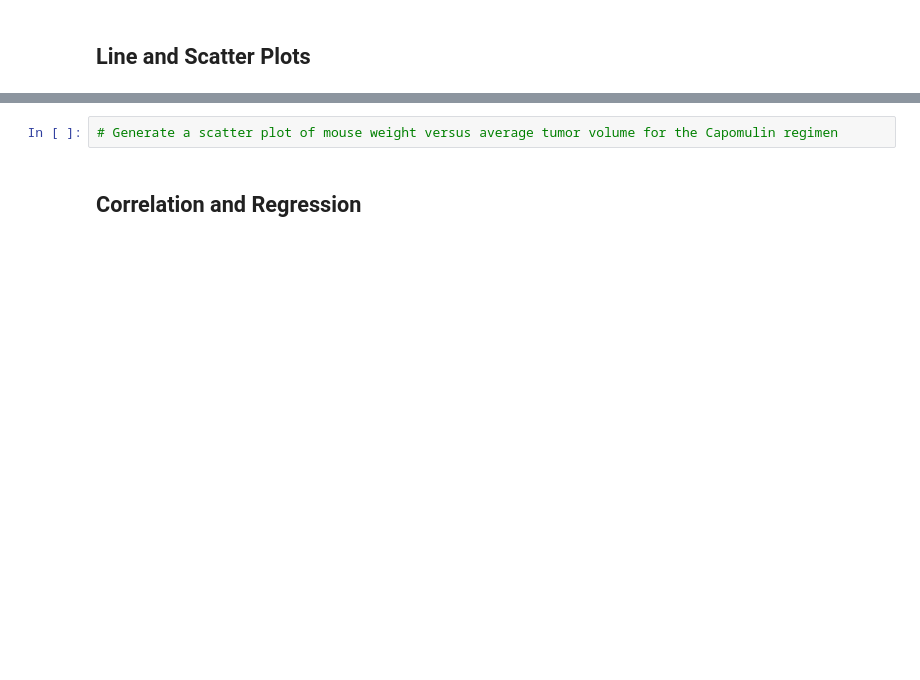
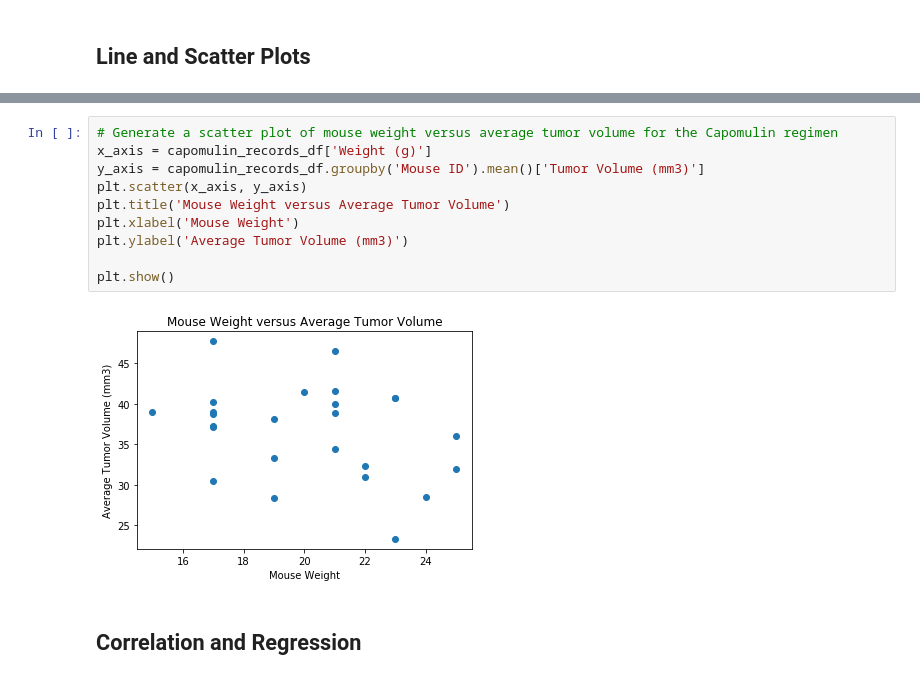
Before and after one commit to blt1339/matplotlib-challenge, a Jupyter notebook: Pymaceuticals/pymaceuticals.ipynb, the cells around one changed output, grey strips where cells are left out. Saved outputs shown, nothing was run; the diff lists cells and outputs as text; blank space fills up the shorter version.

```diff
--- a/Pymaceuticals/pymaceuticals.ipynb
+++ b/Pymaceuticals/pymaceuticals.ipynb
@@ -388,5 +389,15 @@ plt.show()
 # %%
 # Generate a scatter plot of mouse weight versus average tumor volume for the Capomulin regimen
+x_axis = capomulin_records_df['Weight (g)']
+y_axis = capomulin_records_df.groupby('Mouse ID').mean()['Tumor Volume (mm3)']
+plt.scatter(x_axis, y_axis)
+plt.title('Mouse Weight versus Average Tumor Volume')
+plt.xlabel('Mouse Weight')
+plt.ylabel('Average Tumor Volume (mm3)')
+
+plt.show()
+# %% [output]
+[figure, added]
 # %% [markdown]
 ## Correlation and Regression
 # %%
```
Also changed, not shown: parts of 1 cell of this notebook.
